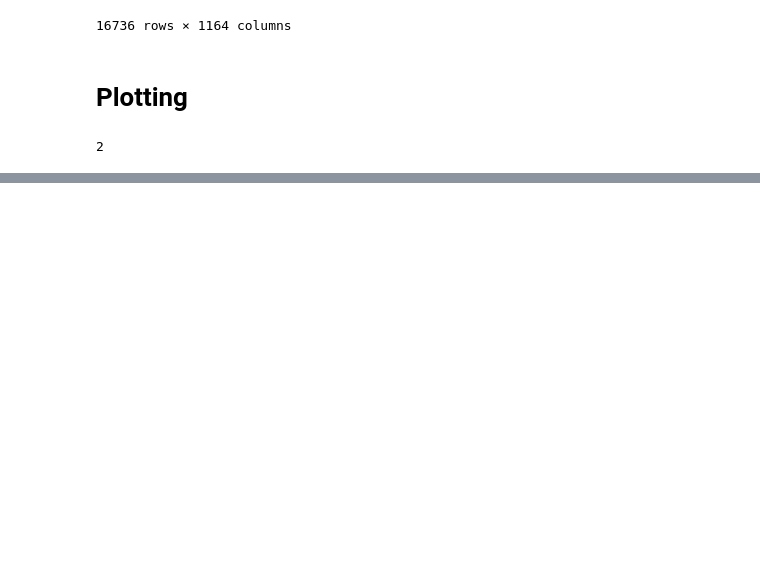
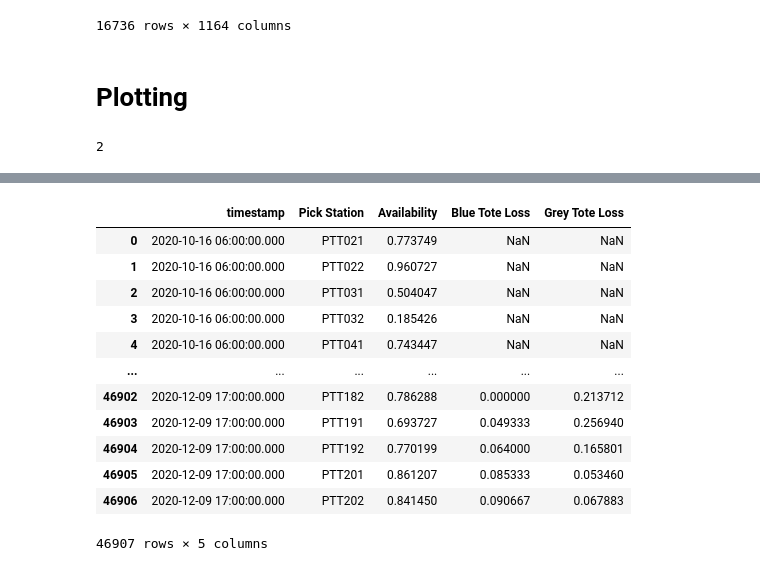
Before and after one commit to ch4413/scs, a Jupyter notebook: notebooks/Basic Model Jamie.ipynb, the cells around one changed output, grey strips where cells are left out. Saved outputs shown, nothing was run; the diff lists cells and outputs as text; code cells hidden in the pictures; blank space fills up the shorter version.

```diff
--- a/notebooks/Basic Model Jamie.ipynb
+++ b/notebooks/Basic Model Jamie.ipynb
@@ -225,0 +248,16 @@ Test_time.days
+# %%
+av
+# %% [output]
+|  | timestamp | Pick Station | Availability | Blue Tote Loss | Grey Tote Loss |
+| 0 | 2020-10-16 06:00:00.000 | PTT021 | 0.773749 | NaN | NaN |
+| 1 | 2020-10-16 06:00:00.000 | PTT022 | 0.960727 | NaN | NaN |
+| 2 | 2020-10-16 06:00:00.000 | PTT031 | 0.504047 | NaN | NaN |
+| 3 | 2020-10-16 06:00:00.000 | PTT032 | 0.185426 | NaN | NaN |
+| 4 | 2020-10-16 06:00:00.000 | PTT041 | 0.743447 | NaN | NaN |
+| ... | ... | ... | ... | ... | ... |
+| 46902 | 2020-12-09 17:00:00.000 | PTT182 | 0.786288 | 0.000000 | 0.213712 |
+| 46903 | 2020-12-09 17:00:00.000 | PTT191 | 0.693727 | 0.049333 | 0.256940 |
+| 46904 | 2020-12-09 17:00:00.000 | PTT192 | 0.770199 | 0.064000 | 0.165801 |
+| 46905 | 2020-12-09 17:00:00.000 | PTT201 | 0.861207 | 0.085333 | 0.053460 |
+| 46906 | 2020-12-09 17:00:00.000 | PTT202 | 0.841450 | 0.090667 | 0.067883 |
+46907 rows × 5 columns
```
Also changed, not shown: parts of 4 cells of this notebook, 2 other files.
